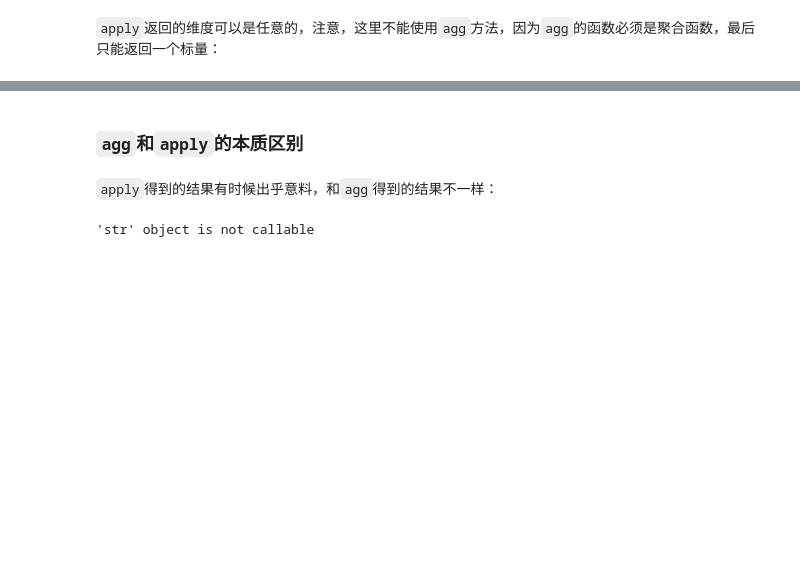
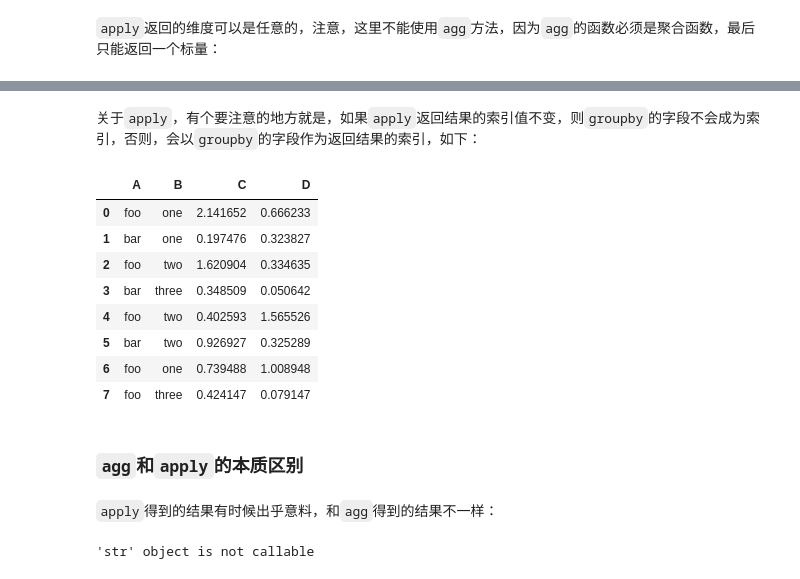
Before and after one commit to telecomshy/Python-Private-Manual, a Jupyter notebook: Python数据分析私房手册/数据分析私房手册-Pandas/Pandas私房手册-数据的聚合和分组计算（groupby）.ipynb, the cells around one changed output, grey strips where cells are left out. Cells and saved outputs as stored; diff of their text form; code cells hidden in the pictures; blank space fills up the shorter version.

```diff
--- a/Python数据分析私房手册/数据分析私房手册-Pandas/Pandas私房手册-数据的聚合和分组计算（groupby）.ipynb
+++ b/Python数据分析私房手册/数据分析私房手册-Pandas/Pandas私房手册-数据的聚合和分组计算（groupby）.ipynb
@@ -661,3 +661,22 @@ Exception: Must produce aggregated value
+# %% [markdown]
+关于`apply`，有个要注意的地方就是，如果`apply`返回结果的索引值不变，则`groupby`的字段不会成为索引，否则，会以`groupby`的字段作为返回结果的索引，如下：
+# %%
+def absgroup(g):
+    g["C"] = g["C"].abs()
+    g["D"] = g["D"].abs()
+    return g
+
+df.groupby("A").apply(absgroup)
+# %% [output]
+|  | A | B | C | D |
+| 0 | foo | one | 2.141652 | 0.666233 |
+| 1 | bar | one | 0.197476 | 0.323827 |
+| 2 | foo | two | 1.620904 | 0.334635 |
+| 3 | bar | three | 0.348509 | 0.050642 |
+| 4 | foo | two | 0.402593 | 1.565526 |
+| 5 | bar | two | 0.926927 | 0.325289 |
+| 6 | foo | one | 0.739488 | 1.008948 |
+| 7 | foo | three | 0.424147 | 0.079147 |
 # %% [markdown]
 ### `agg`和`apply`的本质区别
 # %% [markdown]
```
Also changed, not shown: parts of 21 cells of this notebook, 19 other files.
